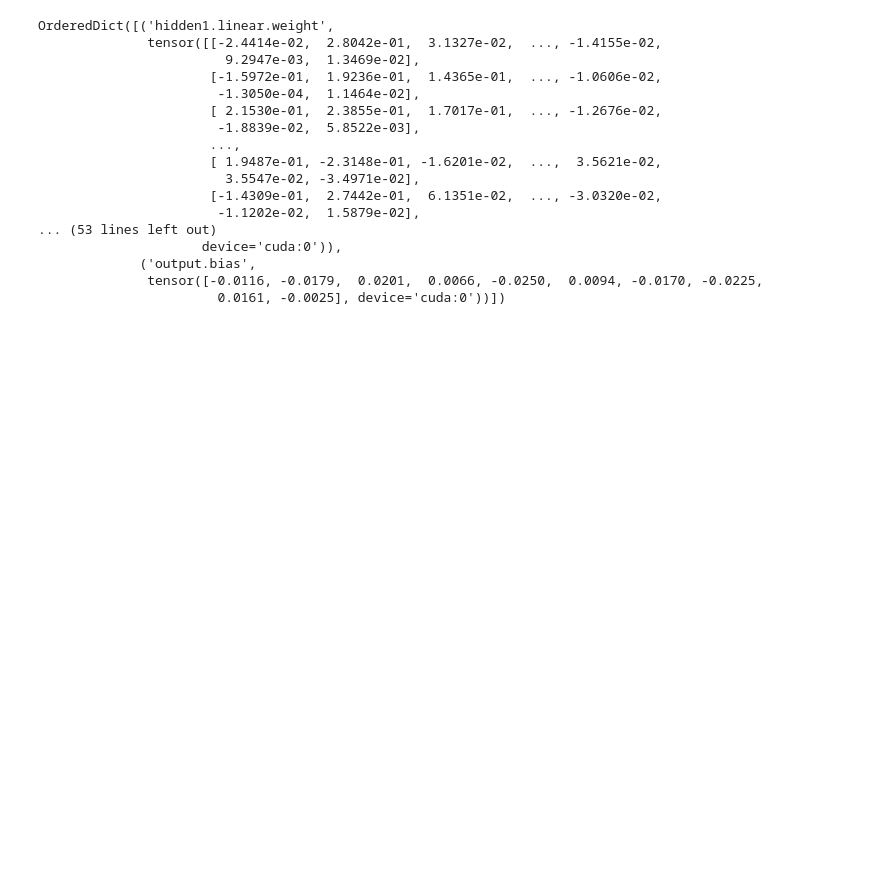
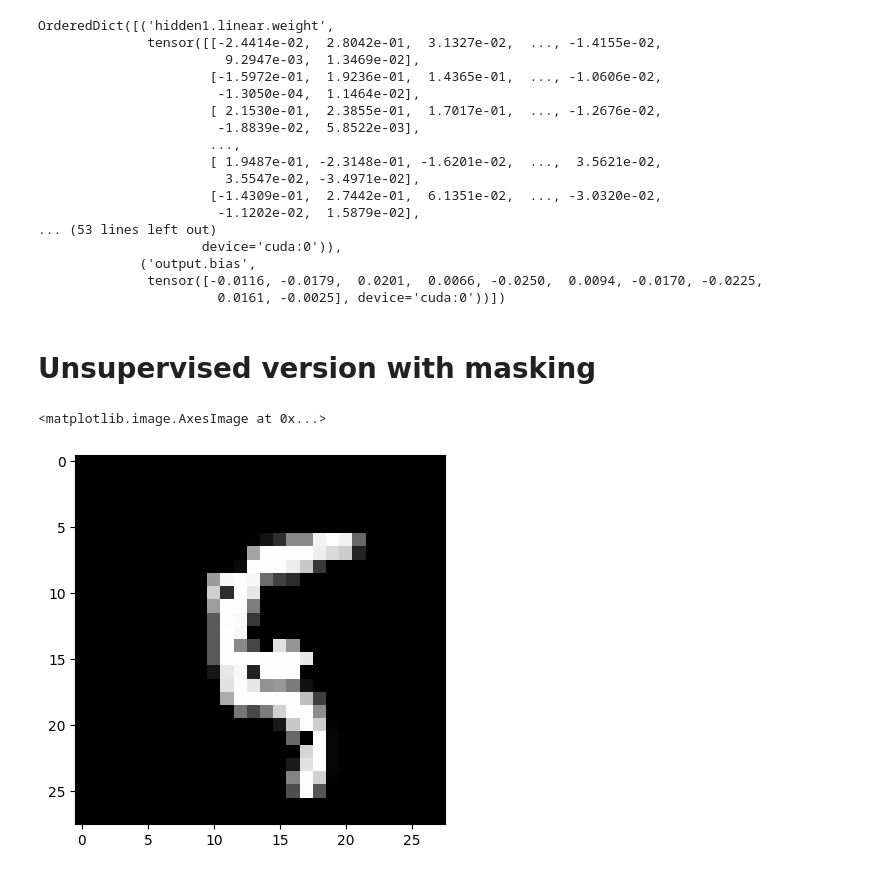
Before and after one commit to michaelliangau/ai, a Jupyter notebook: projects/forward_forward/forward_forward_dev.ipynb, the cells around one changed output. Saved outputs shown, nothing was run; the diff lists cells and outputs as text; code cells hidden in the pictures; blank space fills up the shorter version.

Commit message:
unsup version 93.6%

```diff
--- a/projects/forward_forward/forward_forward_dev.ipynb
+++ b/projects/forward_forward/forward_forward_dev.ipynb
@@ -258,3 +259,5 @@ OrderedDict([('hidden1.linear.weight',
              ('output.bias',
               tensor([-0.0116, -0.0179,  0.0201,  0.0066, -0.0250,  0.0094, -0.0170, -0.0225,
                        0.0161, -0.0025], device='cuda:0'))])
+# %% [markdown]
+# Unsupervised version with masking
@@ -260,0 +319,12 @@ OrderedDict([('hidden1.linear.weight',
+# %%
+# open pt file
+output_train_ds = torch.load(f'{output_dir}/train.pt')
+# %%
+# save tensor into jpg for first image
+Image.fromarray(output_train_ds[100][0].detach().squeeze().numpy() * 255).convert('L')
+
+# show image
+plt.imshow(output_train_ds[100][0].detach().squeeze().numpy(), cmap='gray')
+# %% [output]
+<matplotlib.image.AxesImage at 0x...>
+[figure, added]
```
Also changed, not shown: parts of 2 cells of this notebook, 3 other files.
